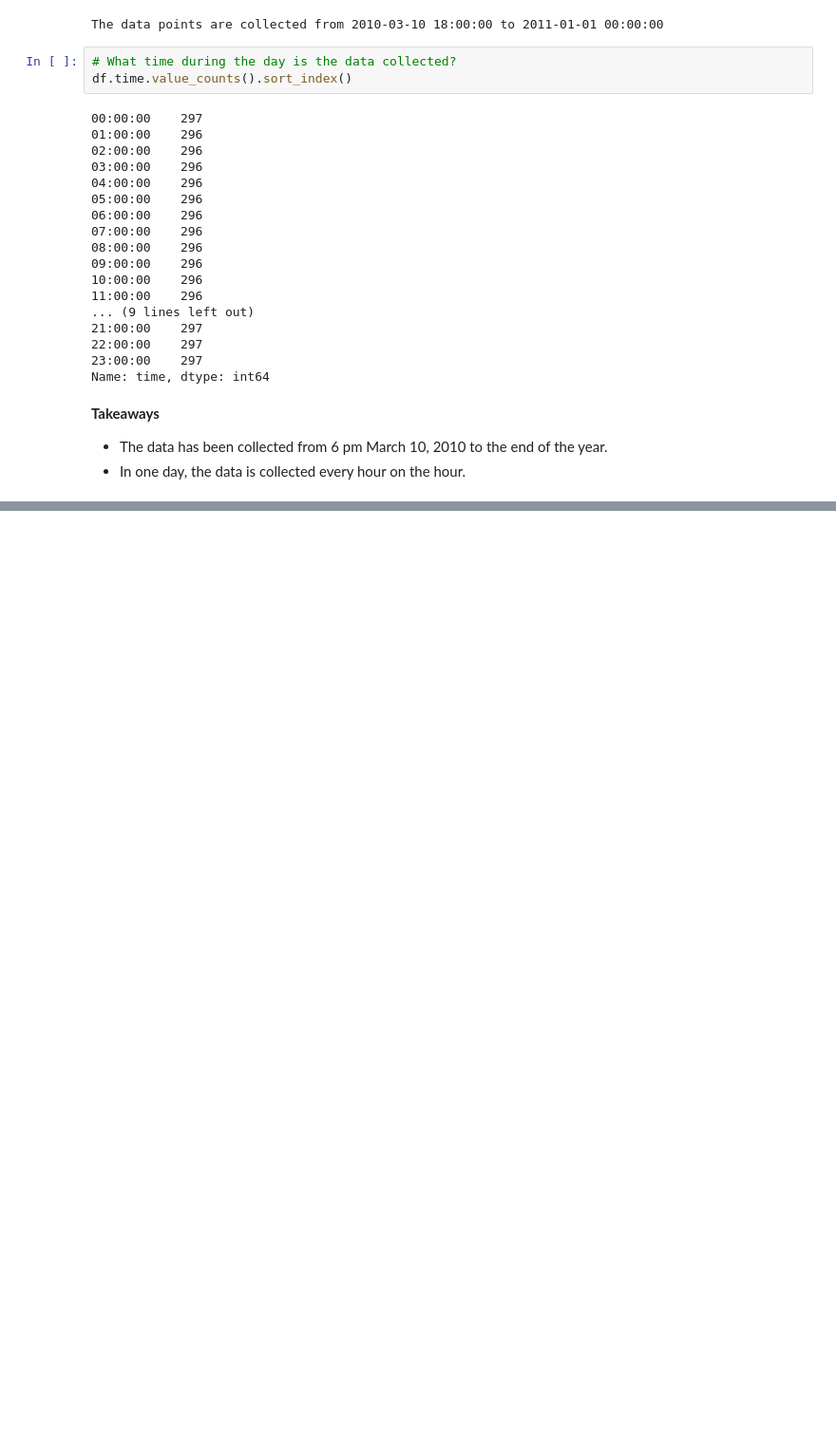
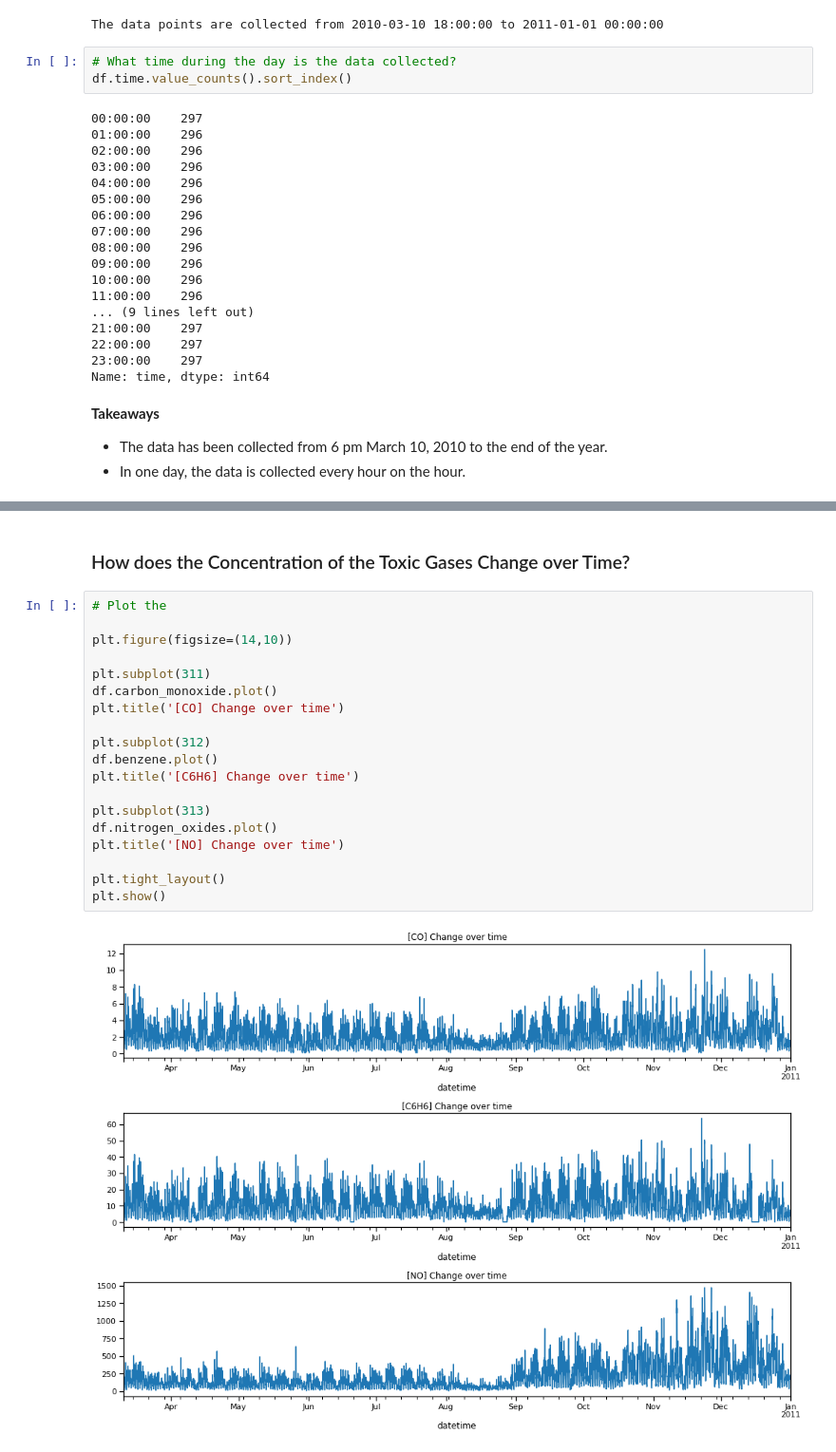
Before and after one commit to Yongliang-Shi/predicting-air-pollution, a Jupyter notebook: MVP.ipynb, the cells around one changed output, grey strips where cells are left out. Shown: that part at 95% size. Cells and saved outputs as stored; diff of their text form; blank space fills up the shorter version.

```diff
--- a/MVP.ipynb
+++ b/MVP.ipynb
@@ -429,0 +457,23 @@ Name: time, dtype: int64
+# %% [markdown]
+### How does the Concentration of the Toxic Gases Change over Time?
+# %%
+# Plot the
+
+plt.figure(figsize=(14,10))
+
+plt.subplot(311)
+df.carbon_monoxide.plot()
+plt.title('[CO] Change over time')
+
+plt.subplot(312)
+df.benzene.plot()
+plt.title('[C6H6] Change over time')
+
+plt.subplot(313)
+df.nitrogen_oxides.plot()
+plt.title('[NO] Change over time')
+
+plt.tight_layout()
+plt.show()
+# %% [output]
+[figure, added]
```
Also changed, not shown: parts of 11 cells of this notebook.
